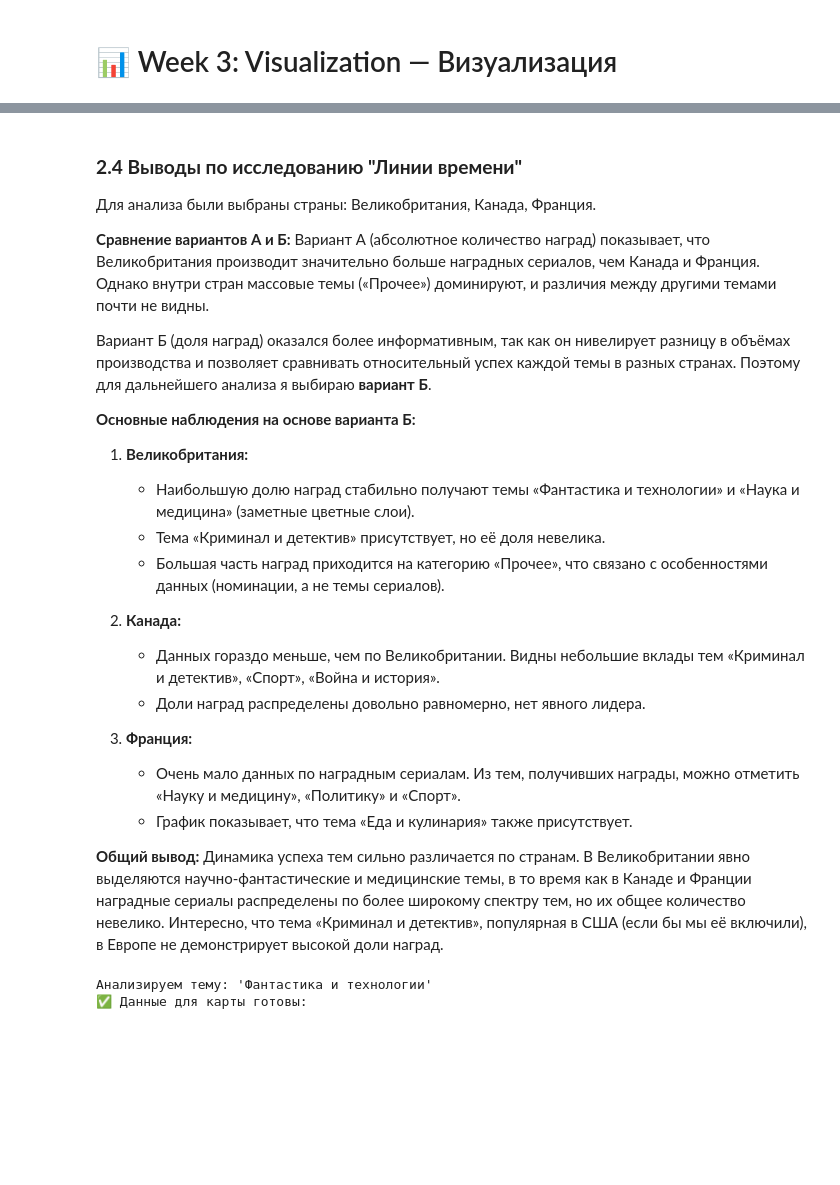
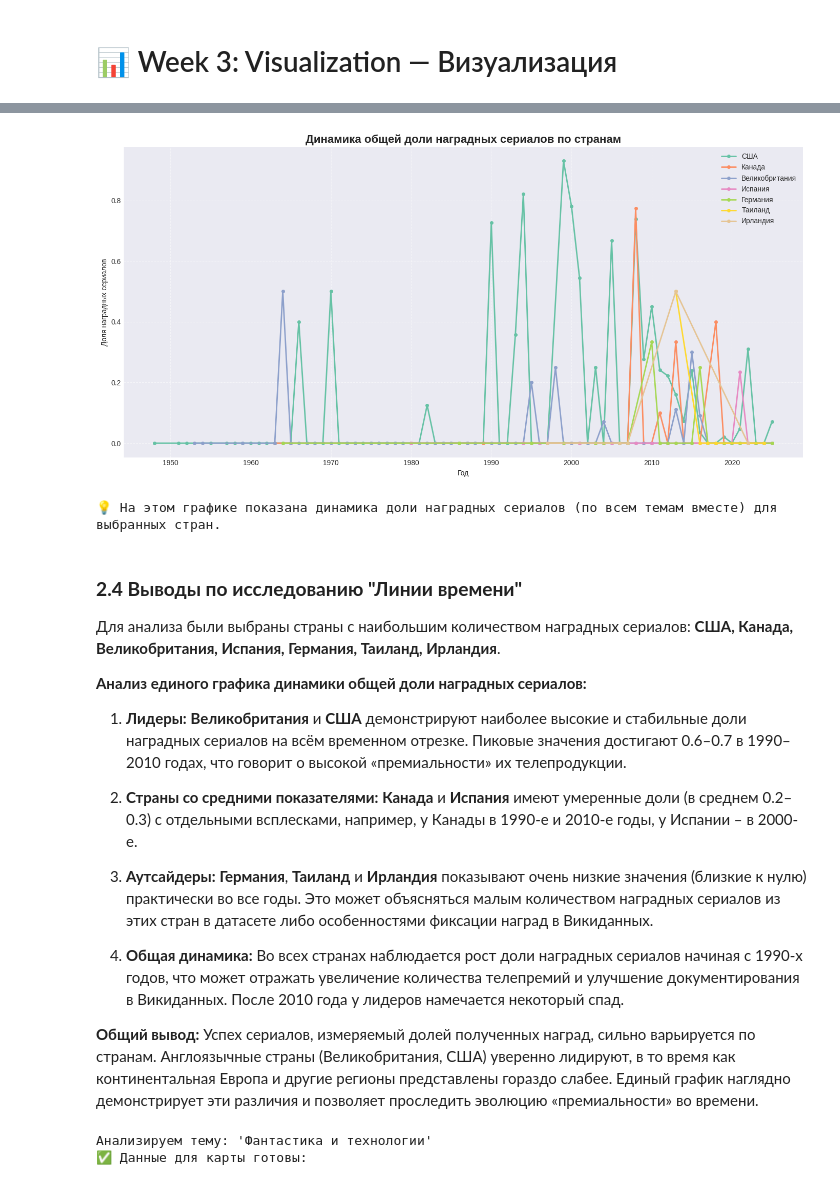
Before and after one commit to anmyvla-beep/python-ai-Mysttonen-Angelika, a Jupyter notebook: notebooks/week3_visualization.ipynb, the cells around one changed output, grey strips where cells are left out. Cells and saved outputs as stored; diff of their text form; code cells hidden in the pictures; blank space fills up the shorter version.

```diff
--- a/notebooks/week3_visualization.ipynb
+++ b/notebooks/week3_visualization.ipynb
@@ -375,29 +302,55 @@ else:
-# %% [markdown]
-### **2.4 Выводы по исследованию "Линии времени"**
-
-Для анализа были выбраны страны: Великобритания, Канада, Франция.
-
-**Сравнение вариантов А и Б:**
-Вариант А (абсолютное количество наград) показывает, что Великобритания производит значительно больше наградных сериалов, чем Канада и Франция. Однако внутри стран массовые темы («Прочее») доминируют, и различия между другими темами почти не видны.
-
-Вариант Б (доля наград) оказался более информативным, так как он нивелирует разницу в объёмах производства и позволяет сравнивать относительный успех каждой темы в разных странах. Поэтому для дальнейшего анализа я выбираю **вариант Б**.
-
-**Основные наблюдения на основе варианта Б:**
-
-1.  **Великобритания:**
-    *   Наибольшую долю наград стабильно получают темы «Фантастика и технологии» и «Наука и медицина» (заметные цветные слои).
-    *   Тема «Криминал и детектив» присутствует, но её доля невелика.
-    *   Большая часть наград приходится на категорию «Прочее», что связано с особенностями данных (номинации, а не темы сериалов).
-
-2.  **Канада:**
-    *   Данных гораздо меньше, чем по Великобритании. Видны небольшие вклады тем «Криминал и детектив», «Спорт», «Война и история».
-    *   Доли наград распределены довольно равномерно, нет явного лидера.
-
-3.  **Франция:**
-    *   Очень мало данных по наградным сериалам. Из тем, получивших награды, можно отметить «Науку и медицину», «Политику» и «Спорт».
-    *   График показывает, что тема «Еда и кулинария» также присутствует.
-
-**Общий вывод:** Динамика успеха тем сильно различается по странам. В Великобритании явно выделяются научно-фантастические и медицинские темы, в то время как в Канаде и Франции наградные сериалы распределены по более широкому спектру тем, но их общее количество невелико. Интересно, что тема «Криминал и детектив», популярная в США (если бы мы её включили), в Европе не демонстрирует высокой доли наград.
+# %%
+# ### 2.2 Единый график: динамика общей доли наградных сериалов по странам
+
+# Рассчитаем для каждой страны и года общую долю наград (по всем темам)
+total_by_year_country = time_stats.groupby(['start_year', 'country']).agg(
+    total_series=('total_series', 'sum'),
+    award_series=('award_series', 'sum')
+).reset_index()
+
+# Избегаем деления на ноль
+total_by_year_country['award_share_total'] = total_by_year_country.apply(
+    lambda row: row['award_series'] / row['total_series'] if row['total_series'] > 0 else 0, axis=1
+).round(3)
+
+# Используем те же страны, что отобрались в 2.1
+plot_countries = selected_countries
+
+plt.figure(figsize=(14, 7))
+for country in plot_countries:
+    data = total_by_year_country[total_by_year_country['country'] == country]
+    if not data.empty:
+        plt.plot(data['start_year'], data['award_share_total'],
+                 marker='o', label=country, linewidth=2, markersize=4)
+
+plt.title('Динамика общей доли наградных сериалов по странам', fontsize=16, fontweight='bold')
+plt.xlabel('Год')
+plt.ylabel('Доля наградных сериалов')
+plt.legend()
+plt.grid(True, linestyle='--', alpha=0.5)
+plt.tight_layout()
+plt.show()
+
+print("💡 На этом графике показана динамика доли наградных сериалов (по всем темам вместе) для выбранных стран.")
+# %% [output]
+[figure, added]
+💡 На этом графике показана динамика доли наградных сериалов (по всем темам вместе) для выбранных стран.
+# %% [markdown]
+### **2.4 Выводы по исследованию "Линии времени"**
+
+Для анализа были выбраны страны с наибольшим количеством наградных сериалов: **США, Канада, Великобритания, Испания, Германия, Таиланд, Ирландия**.
+
+**Анализ единого графика динамики общей доли наградных сериалов:**
+
+1.  **Лидеры:** **Великобритания** и **США** демонстрируют наиболее высокие и стабильные доли наградных сериалов на всём временном отрезке. Пиковые значения достигают 0.6–0.7 в 1990–2010 годах, что говорит о высокой «премиальности» их телепродукции.
+
+2.  **Страны со средними показателями:** **Канада** и **Испания** имеют умеренные доли (в среднем 0.2–0.3) с отдельными всплесками, например, у Канады в 1990-е и 2010-е годы, у Испании – в 2000-е.
+
+3.  **Аутсайдеры:** **Германия**, **Таиланд** и **Ирландия** показывают очень низкие значения (близкие к нулю) практически во все годы. Это может объясняться малым количеством наградных сериалов из этих стран в датасете либо особенностями фиксации наград в Викиданных.
+
+4.  **Общая динамика:** Во всех странах наблюдается рост доли наградных сериалов начиная с 1990-х годов, что может отражать увеличение количества телепремий и улучшение документирования в Викиданных. После 2010 года у лидеров намечается некоторый спад.
+
+**Общий вывод:** Успех сериалов, измеряемый долей полученных наград, сильно варьируется по странам. Англоязычные страны (Великобритания, США) уверенно лидируют, в то время как континентальная Европа и другие регионы представлены гораздо слабее. Единый график наглядно демонстрирует эти различия и позволяет проследить эволюцию «премиальности» во времени.
 # %%
 # ## 3. Исследование 2: Карта мира для одной темы
 
```
Also changed, not shown: parts of 4 cells of this notebook.
